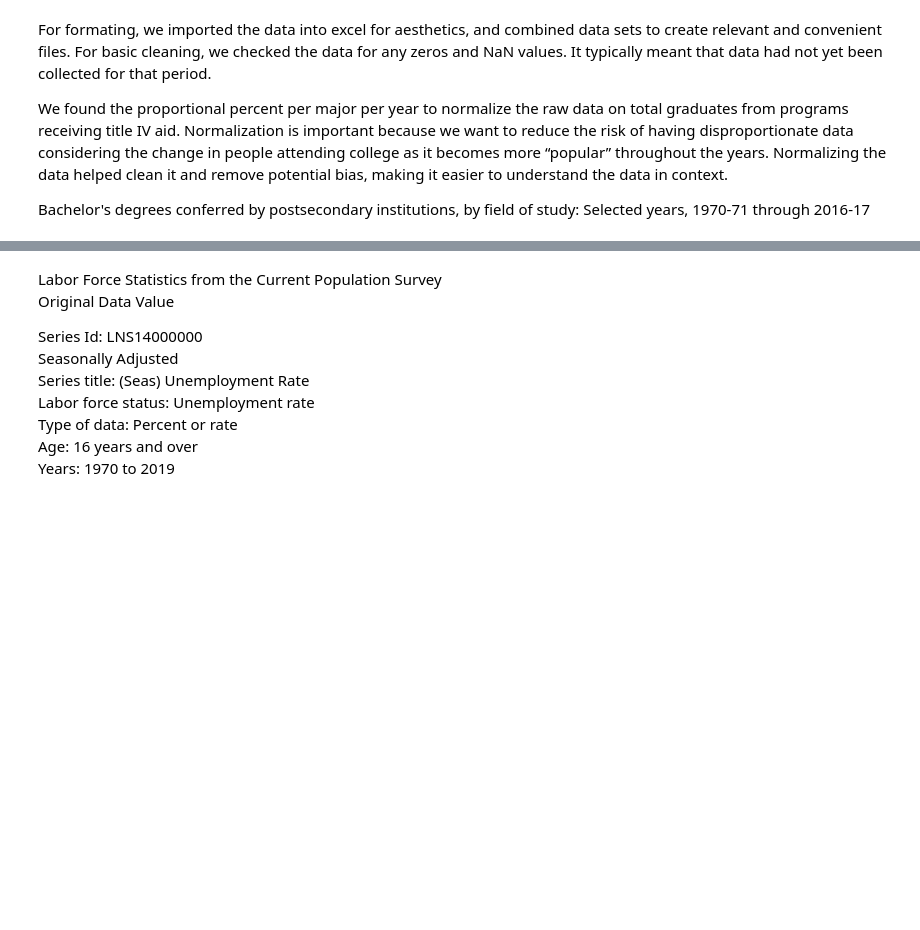
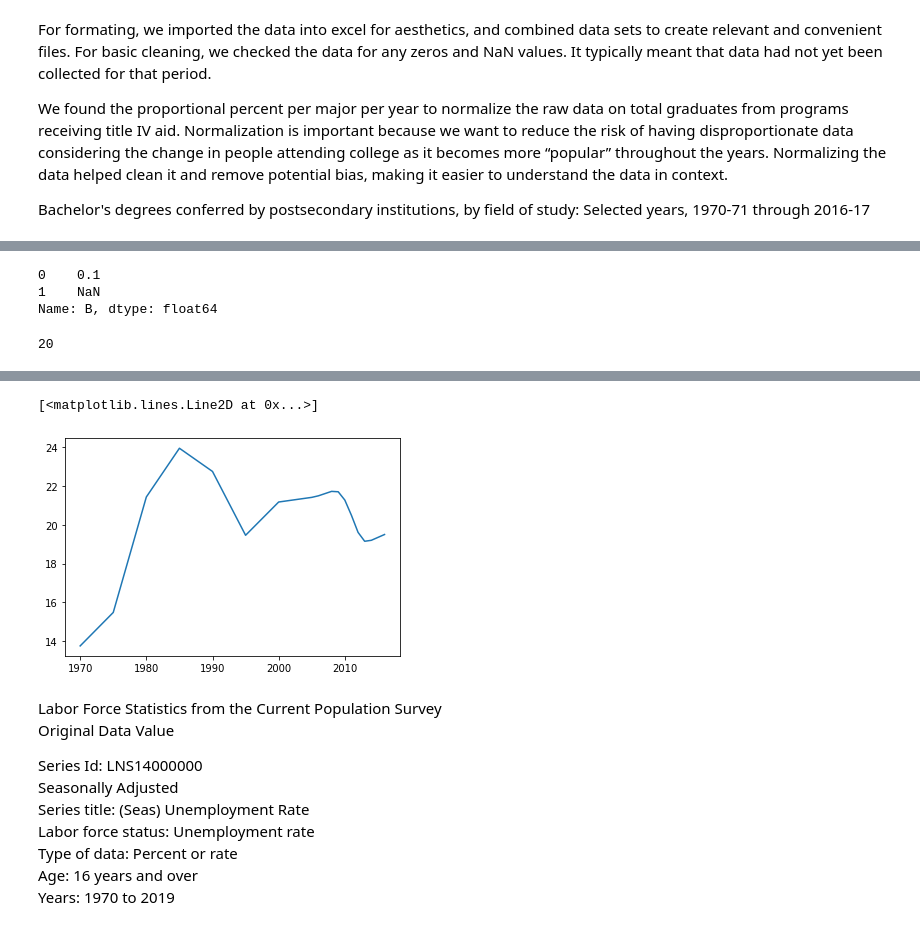
Before and after one commit to COGS108/group027, a Jupyter notebook: FinalProject.ipynb, the cells around one changed output, grey strips where cells are left out. Saved outputs shown, nothing was run; the diff lists cells and outputs as text; code cells hidden in the pictures; blank space fills up the shorter version.

Commit message:
graphed business

```diff
--- a/FinalProject.ipynb
+++ b/FinalProject.ipynb
@@ -114,3 +144,13 @@ df_MajorsByYear
+# %%
+test_df[col] / tots[col]
+# %% [output]
+0    0.1
+1    NaN
+Name: B, dtype: float64
+# %%
+tots[col].values[0]
+# %% [output]
+20
 # %%
 # convert to percentage
 
@@ -161,6 +201,24 @@ See the caveats in the documentation: http://pandas.pydata.org/pandas-docs/stabl
 | 31 | Transportation and materials moving | 0.00 | 0.02 | 0.03 | 0.19 | 0.24 | 0.31 | 0.30 | 0.36 | 0.37 | ... |
 | 32 | Visual and performing arts | 3.62 | 4.55 | 4.33 | 3.77 | 3.85 | 4.23 | 4.91 | 5.61 | 5.59 | ... |
 | 33 | Not classified by field of study | 0.00 | 0.00 | 0.00 | 0.00 | 1.21 | 0.15 | 0.06 | 0.00 | 0.00 | ... |
+# %%
+#business
+#eng lit
+#eng
+#psy
+#Philosophy and religious studies
+#biology
+
+#temp = pd.DataFrame([df_MajorsByYear.iloc[5]])
+#temp
+
+array = np.asarray(df_MajorsByYear.iloc[5, 1:])
+year = [1970,1975,1980,1985,1990,1995,2000,2005,2006,2008,2009,2010,2011,2012,2013,2014,2015,2016]
+plt.plot(year,array)
+#df_MajorsByYear.iloc[5, 1:]
+# %% [output]
+[<matplotlib.lines.Line2D at 0x...>]
+[figure, added]
 # %% [markdown]
 Labor Force Statistics from the Current Population Survey
 Original Data Value
```
Also changed, not shown: parts of 4 cells of this notebook.
